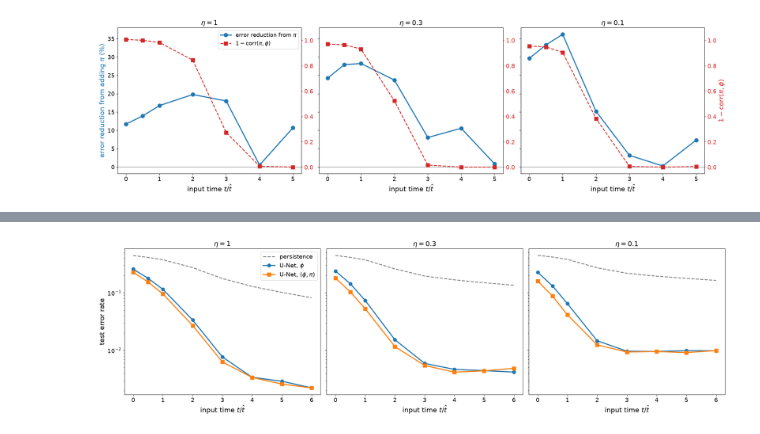
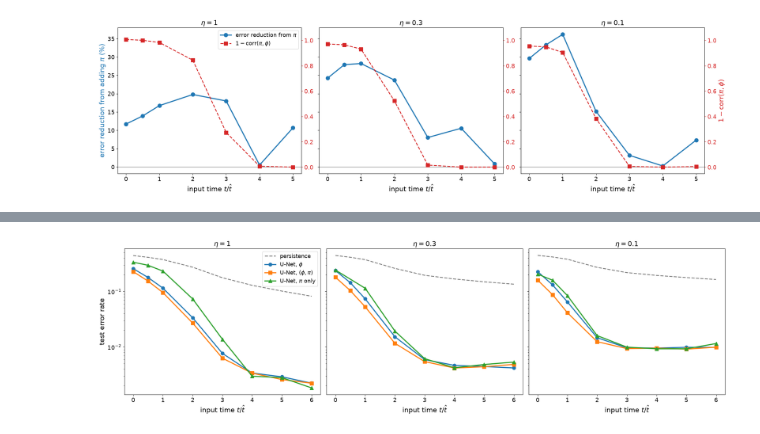
Before and after one commit to KristianMunnikhuis/MachineLearningKZ, a Jupyter notebook: notebooks/04_momentum.ipynb, the cells around one changed output, grey strips where cells are left out. Drawn from its saved outputs; the diff is of its cells as text; code cells hidden in the pictures.

Commit message:
Last updates

```diff
--- a/notebooks/04_momentum.ipynb
+++ b/notebooks/04_momentum.ipynb
@@ -141,7 +69,7 @@ plt.show()
 # %%
 # ---- inputs ----
 ETAS     = ["1", "0.3", "0.1"]
-T_MAX    = 5                         # last time shown, units of t_hat
+T_MAX    = 5                            # last time shown, units of t_hat
 FONTSIZE = 16
 
 fig, axes = plt.subplots(1, len(ETAS), figsize=(7 * len(ETAS), 6), sharey=True)
@@ -149,14 +77,14 @@ fig, axes = plt.subplots(1, len(ETAS), figsize=(7 * len(ETAS), 6), sharey=True)
 for ax, eta in zip(axes, ETAS):
     # momentum gain from the training results
     runs = {}
-    for f in glob.glob(f"results_eta{eta}/t*.json"):
+    for f in glob.glob(f"../results/momentum/eta{eta}/t*.json"):
         r = json.load(open(f))
         runs.setdefault(r["t"], {})[r["channels"]] = r
     ts   = sorted(t for t in runs if t <= T_MAX)
     gain = [100 * (1 - (1 - runs[t]["phi_pi"]["test_acc"]) / (1 - runs[t]["phi"]["test_acc"])) for t in ts]
 
     # fraction of pi not explained by phi
-    c  = json.load(open(f"results_eta{eta}/corr.json"))
+    c  = json.load(open(f"../results/momentum/eta{eta}/corr.json"))
     tc = np.array(c["times"])
     m  = tc <= T_MAX
 
@@ -179,7 +107,7 @@ h2, l2 = ax2.get_legend_handles_labels()
 axes[0].legend(h1 + h2, l1 + l2, fontsize=FONTSIZE - 3, loc="upper right")
 
 plt.tight_layout()
-plt.savefig("momentum_vs_correlation.png", dpi=150)
+plt.savefig("../figures/momentum/momentum_vs_correlation.png", dpi=150)
 plt.show()
 # %% [output]
 [figure]
@@ -220,32 +114,35 @@ plt.show()
 # %%
 # ---- inputs ----
 ETAS     = ["1", "0.3", "0.1"]
+SKIP     = {("0.3", 0.5, "pi")}         # failed training runs to leave out: (eta, t, channels)
 FONTSIZE = 16
+
+styles = [("phi",    "o-", "C0", r"U-Net, $\phi$"),
+          ("phi_pi", "s-", "C1", r"U-Net, $(\phi, \pi)$"),
+          ("pi",     "^-", "C2", r"U-Net, $\pi$ only")]
 
 fig, axes = plt.subplots(1, len(ETAS), figsize=(7 * len(ETAS), 6), sharey=True)
 
 for ax, eta in zip(axes, ETAS):
     runs = {}
-    for f in glob.glob(f"results_eta{eta}/t*.json"):
+    for f in glob.glob(f"../results/momentum/eta{eta}/t*.json"):
         r = json.load(open(f))
         runs.setdefault(r["t"], {})[r["channels"]] = r
     ts = sorted(runs)
 
-    pers  = [1 - runs[t]["phi"]["baseline"]    for t in ts]
-    e_phi = [1 - runs[t]["phi"]["test_acc"]    for t in ts]
-    e_pi  = [1 - runs[t]["phi_pi"]["test_acc"] for t in ts]
+    ax.semilogy(ts, [1 - runs[t]["phi"]["baseline"] for t in ts], "--", color="grey", lw=2, label="persistence")
+    for ch, style, c, lab in styles:
+        tt = [t for t in ts if ch in runs[t] and (eta, t, ch) not in SKIP]
+        ax.semilogy(tt, [1 - runs[t][ch]["test_acc"] for t in tt], style, color=c, lw=2.5, ms=8, label=lab)
 
-    ax.semilogy(ts, pers,  "--", color="grey", lw=2, label="persistence")
-    ax.semilogy(ts, e_phi, "o-", color="C0", lw=2.5, ms=8, label=r"U-Net, $\phi$")
-    ax.semilogy(ts, e_pi,  "s-", color="C1", lw=2.5, ms=8, label=r"U-Net, $(\phi, \pi)$")
     ax.set_title(rf"$\eta = {eta}$", fontsize=FONTSIZE)
     ax.set_xlabel(r"input time $t/\hat t$", fontsize=FONTSIZE)
     ax.tick_params(labelsize=FONTSIZE - 2)
 
 axes[0].set_ylabel("test error rate", fontsize=FONTSIZE)
-axes[0].legend(fontsize=FONTSIZE - 2)
+axes[0].legend(fontsize=FONTSIZE - 3)
 plt.tight_layout()
-plt.savefig("error_phi_vs_phipi.png", dpi=150)
+plt.savefig("../figures/momentum/error_phi_vs_phipi.png", dpi=150)
 plt.show()
 # %% [output]
-[figure, old version]
+[figure, new version]
```
Also changed, not shown: parts of 5 cells of this notebook, 1 other file.
